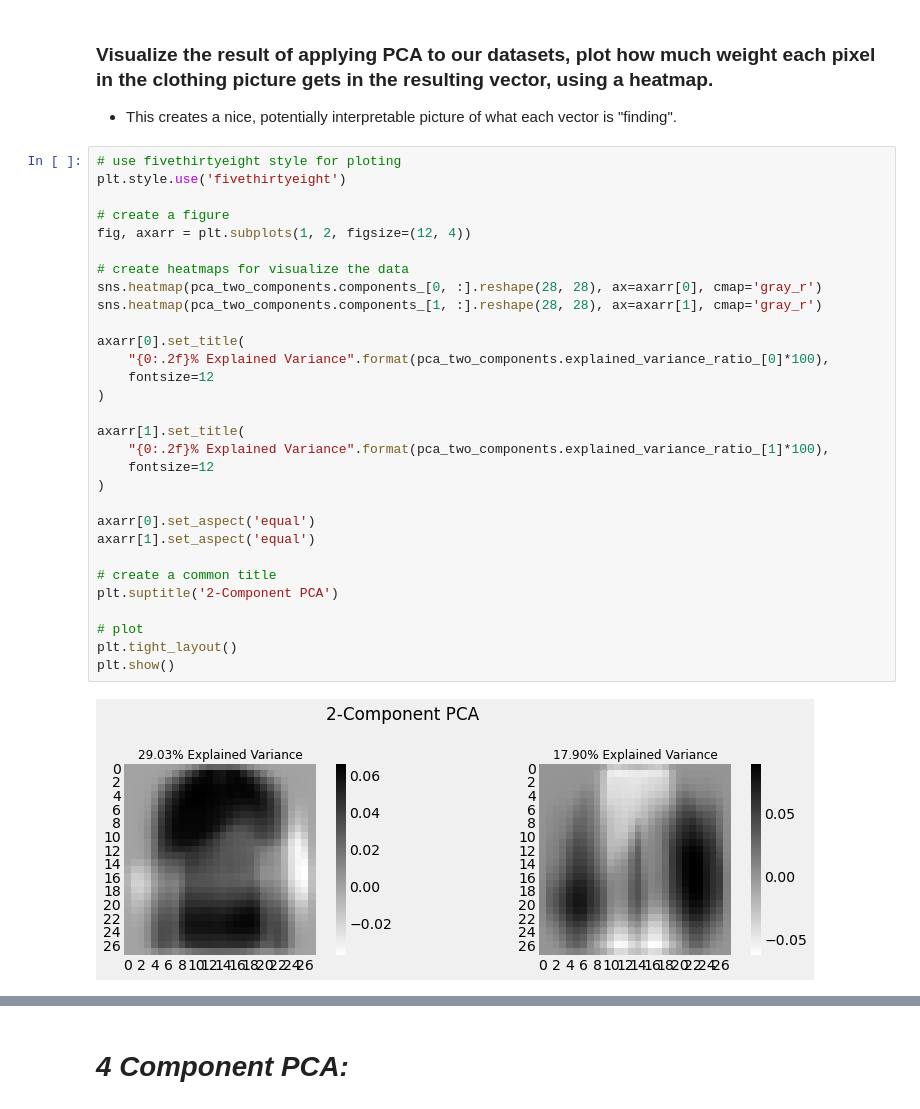
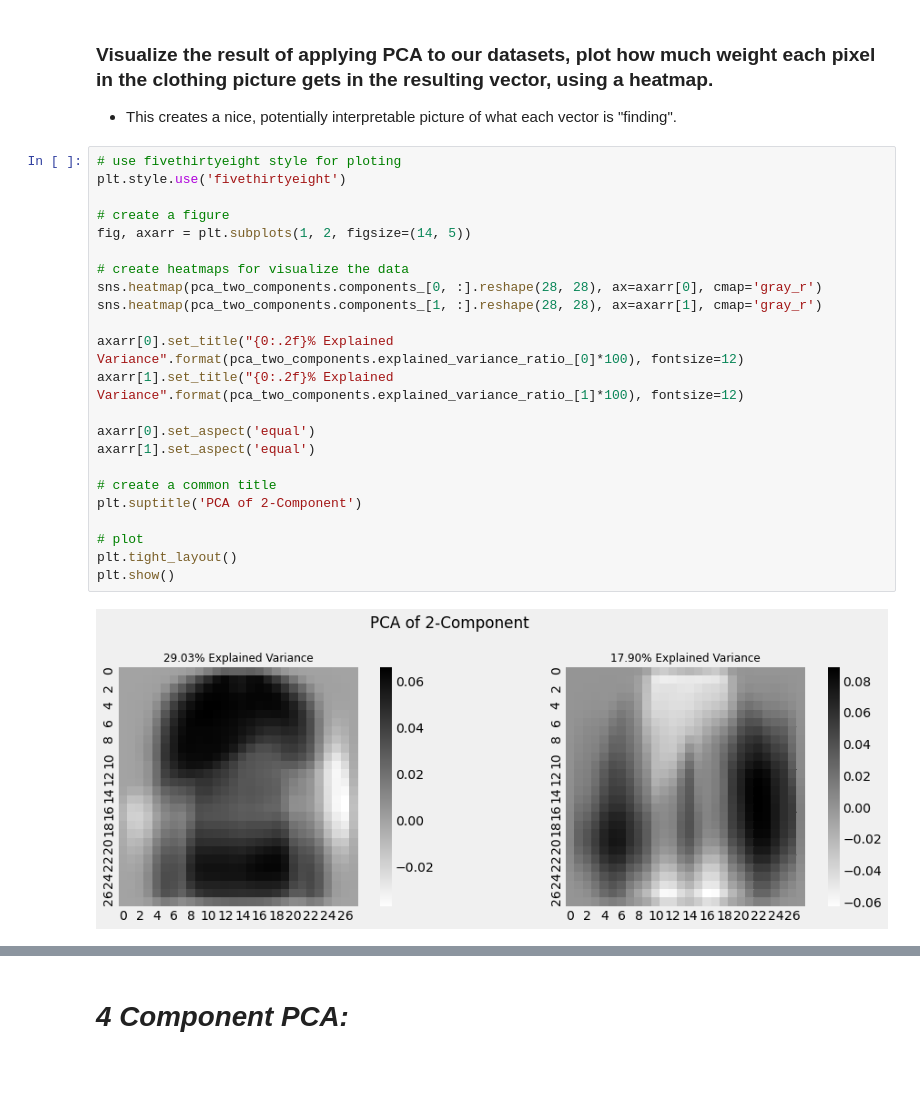
Before and after one commit to kggold4/final-project-data-visualization, a Jupyter notebook: task_2.ipynb, the cells around one changed output, grey strips where cells are left out. Saved outputs shown, nothing was run; the diff lists cells and outputs as text; blank space fills up the shorter version.

```diff
--- a/task_2.ipynb
+++ b/task_2.ipynb
@@ -101,32 +107,25 @@ array([0.2902809 , 0.17902619])
 # %%
 # use fivethirtyeight style for ploting
 plt.style.use('fivethirtyeight')
 
 # create a figure
-fig, axarr = plt.subplots(1, 2, figsize=(12, 4))
+fig, axarr = plt.subplots(1, 2, figsize=(14, 5))
 
 # create heatmaps for visualize the data
 sns.heatmap(pca_two_components.components_[0, :].reshape(28, 28), ax=axarr[0], cmap='gray_r')
 sns.heatmap(pca_two_components.components_[1, :].reshape(28, 28), ax=axarr[1], cmap='gray_r')
 
-axarr[0].set_title(
-    "{0:.2f}% Explained Variance".format(pca_two_components.explained_variance_ratio_[0]*100),
-    fontsize=12
-)
-
-axarr[1].set_title(
-    "{0:.2f}% Explained Variance".format(pca_two_components.explained_variance_ratio_[1]*100),
-    fontsize=12
-)
+axarr[0].set_title("{0:.2f}% Explained Variance".format(pca_two_components.explained_variance_ratio_[0]*100), fontsize=12)
+axarr[1].set_title("{0:.2f}% Explained Variance".format(pca_two_components.explained_variance_ratio_[1]*100), fontsize=12)
 
 axarr[0].set_aspect('equal')
 axarr[1].set_aspect('equal')
 
 # create a common title
-plt.suptitle('2-Component PCA')
+plt.suptitle('PCA of 2-Component')
 
 # plot
 plt.tight_layout()
 plt.show()
 # %% [output]
-[figure, old version]
+[figure, new version]
```
Also changed, not shown: parts of 13 cells of this notebook, 1 other file.
